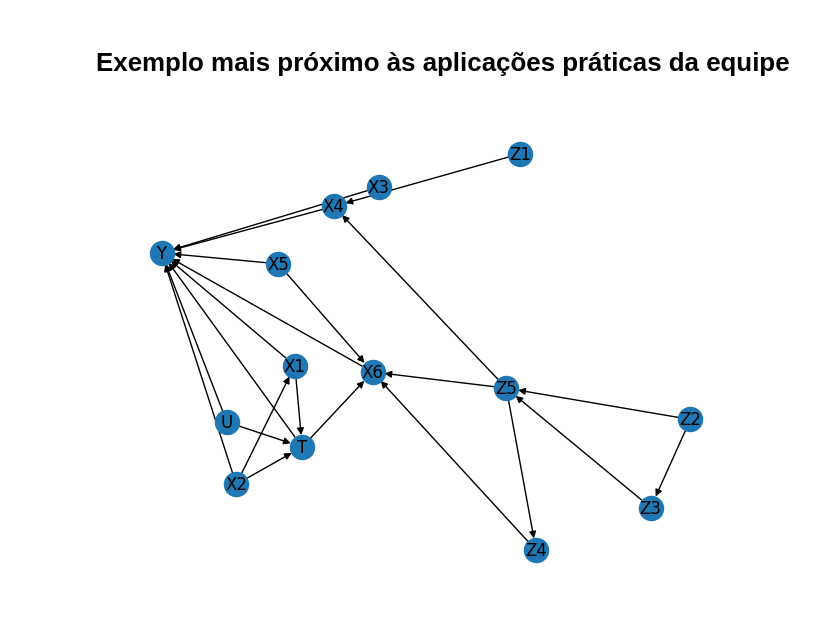
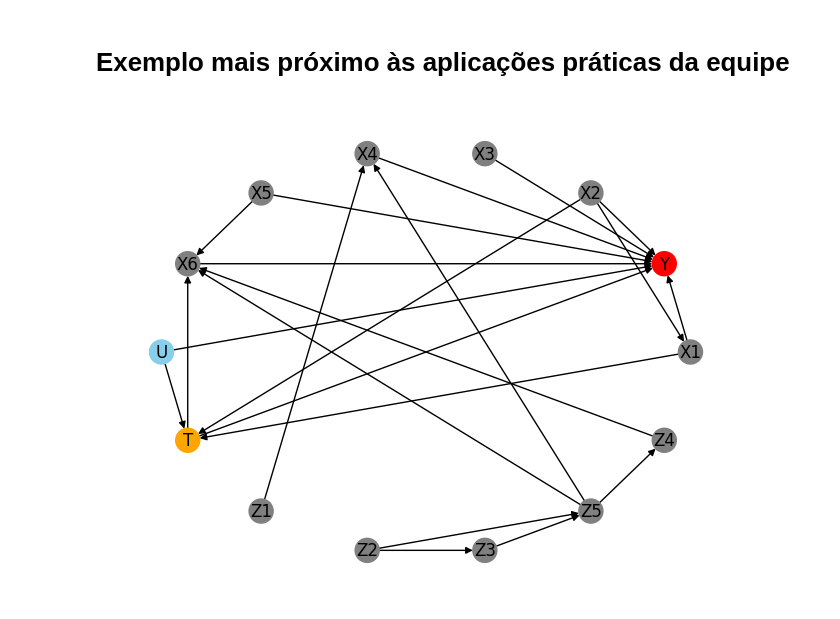
Before and after one commit to Causal-Inference-Group-C4AI/tests, a Jupyter notebook: dowhy/notebooks/practical_model.ipynb, the cells around one changed output. Saved outputs shown, nothing was run; the diff lists cells and outputs as text; code cells hidden in the pictures.

Commit message:
💄 Add conditional coloring for nodes based on type in DAG visualization

```diff
--- a/dowhy/notebooks/practical_model.ipynb
+++ b/dowhy/notebooks/practical_model.ipynb
@@ -5,21 +5,31 @@ import networkx as nx
 # %%
 DAG = nx.DiGraph([(f"X{x}", "Y") for x in range(1, 7)])
 DAG.add_edges_from([('U', 'Y'), ('U', 'T'), ('T', 'Y')])
 DAG.add_edges_from([
     ('X1', 'T'),
     ('T', 'X6'),
     ('X2', 'X1'),
     ('X2', 'T'),
     ('Z1', 'X4'),
     ('Z2', 'Z3'),
     ('Z2', 'Z5'),
     ('Z3', 'Z5'),
     ('Z4', 'X6'),
     ('Z5', 'X4'),
     ('Z5', 'Z4'),
     ('Z5', 'X6'),
     ('X5', 'X6')
 ])
-nx.draw(DAG, with_labels=True)
+node_colors = []
+for node in DAG.nodes:
+    if node == 'Y':
+        node_colors.append('red')
+    elif node == 'T':
+        node_colors.append('orange')
+    elif node == 'U':
+        node_colors.append('skyblue')
+    else:
+        node_colors.append('grey')
+nx.draw(DAG, nx.circular_layout(DAG), with_labels=True, node_color=node_colors)
 # %% [output]
-[figure, old version]
+[figure, new version]
```
